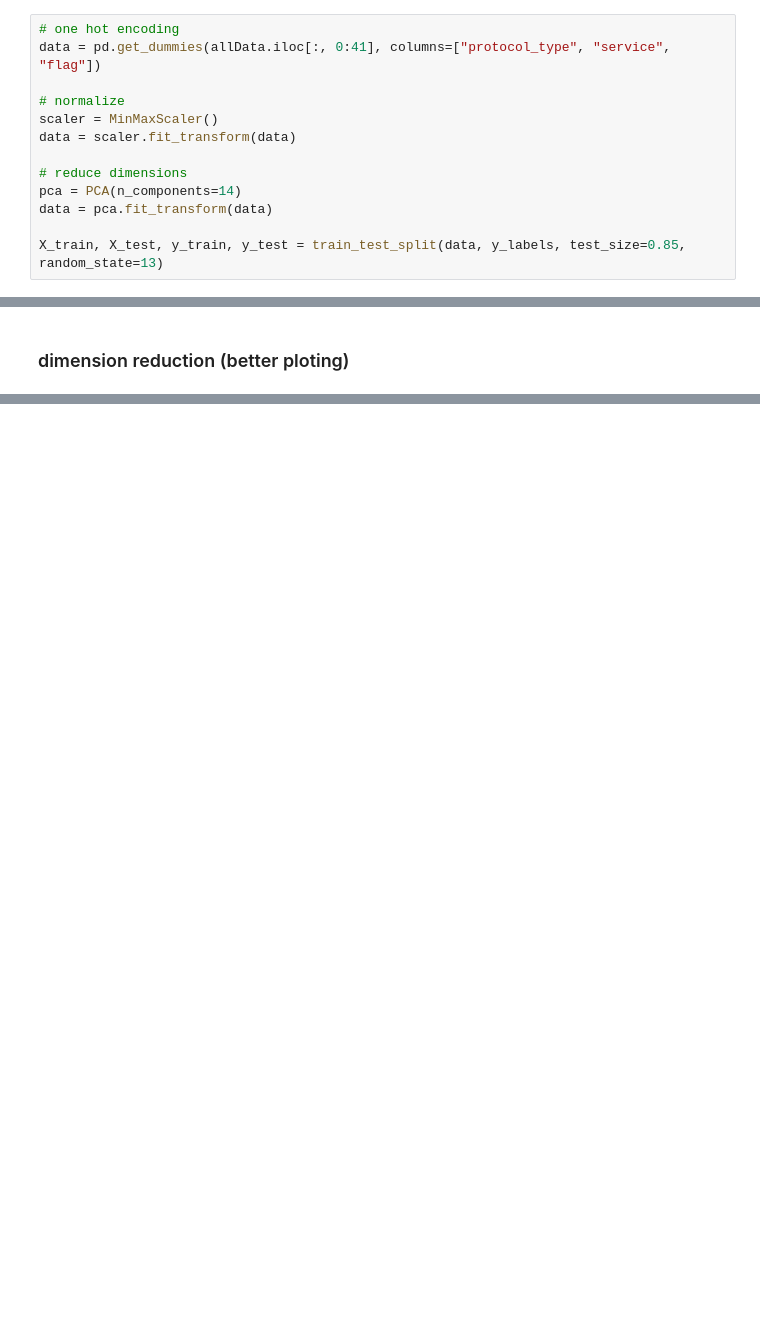
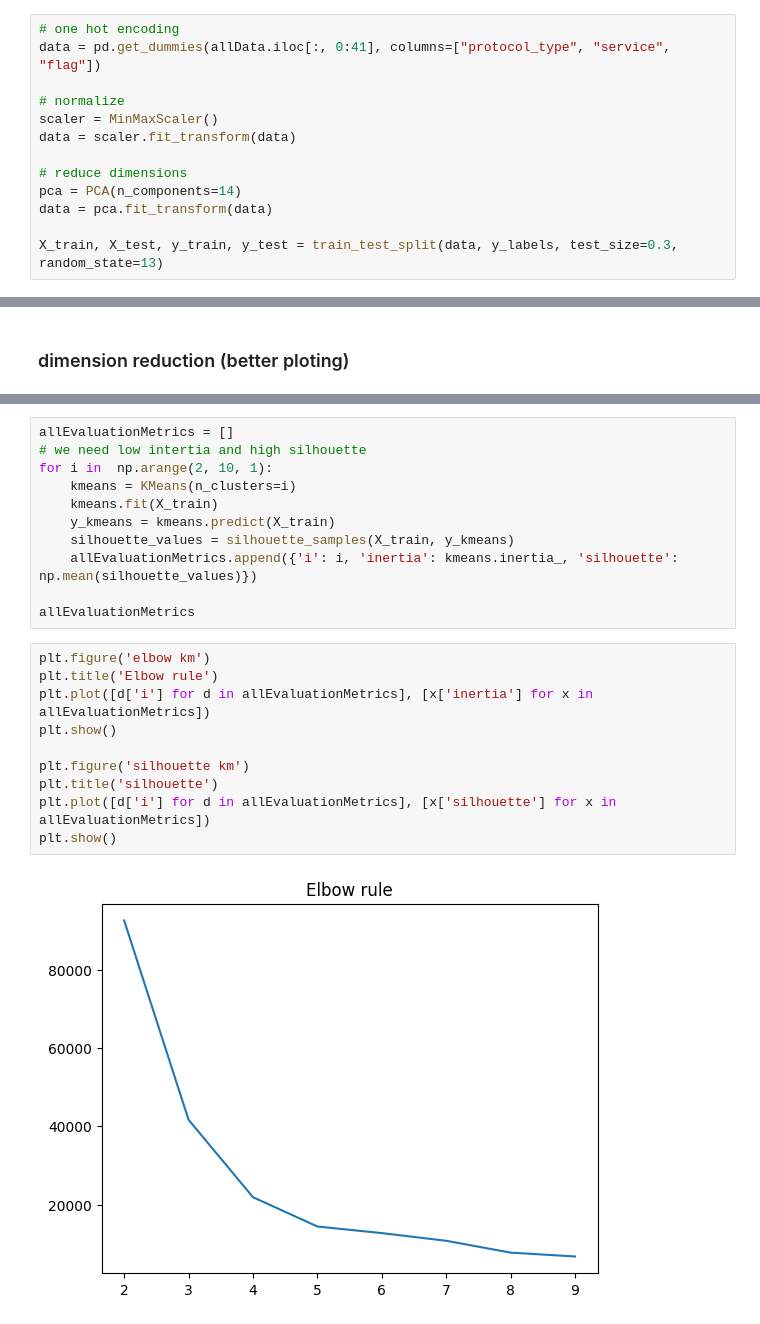
Before and after one commit to NikosKontou/6103_project, a Jupyter notebook: team_project.ipynb, the cells around one changed output, grey strips where cells are left out. Saved outputs shown, nothing was run; the diff lists cells and outputs as text; blank space fills up the shorter version.

```diff
--- a/team_project.ipynb
+++ b/team_project.ipynb
@@ -51,7 +80,7 @@ data = scaler.fit_transform(data)
 pca = PCA(n_components=14)
 data = pca.fit_transform(data)
 
-X_train, X_test, y_train, y_test = train_test_split(data, y_labels, test_size=0.85, random_state=13)
+X_train, X_test, y_train, y_test = train_test_split(data, y_labels, test_size=0.3, random_state=13)
 # %%
 information=mutual_info_classif(X_train,y_train)
 print('Information=',information)
@@ -189,0 +246,23 @@ plt.show()
+# %%
+allEvaluationMetrics = []
+# we need low intertia and high silhouette
+for i in  np.arange(2, 10, 1):
+    kmeans = KMeans(n_clusters=i)
+    kmeans.fit(X_train)
+    y_kmeans = kmeans.predict(X_train)
+    silhouette_values = silhouette_samples(X_train, y_kmeans)
+    allEvaluationMetrics.append({'i': i, 'inertia': kmeans.inertia_, 'silhouette': np.mean(silhouette_values)})
+
+allEvaluationMetrics
+# %%
+plt.figure('elbow km')
+plt.title('Elbow rule')
+plt.plot([d['i'] for d in allEvaluationMetrics], [x['inertia'] for x in allEvaluationMetrics])
+plt.show()
+
+plt.figure('silhouette km')
+plt.title('silhouette')
+plt.plot([d['i'] for d in allEvaluationMetrics], [x['silhouette'] for x in allEvaluationMetrics])
+plt.show()
+# %% [output]
+[figure, added]
```
Also changed, not shown: parts of 19 cells of this notebook.
